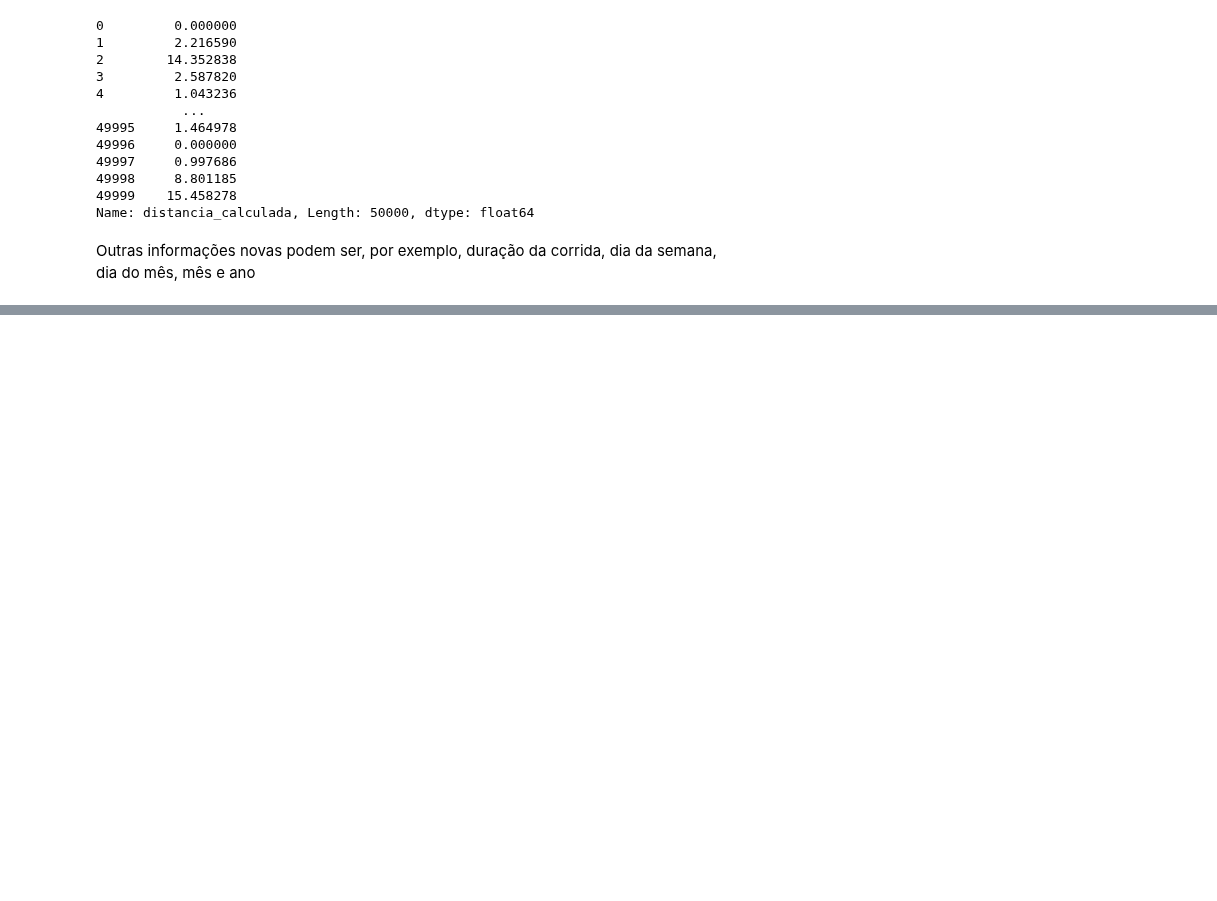
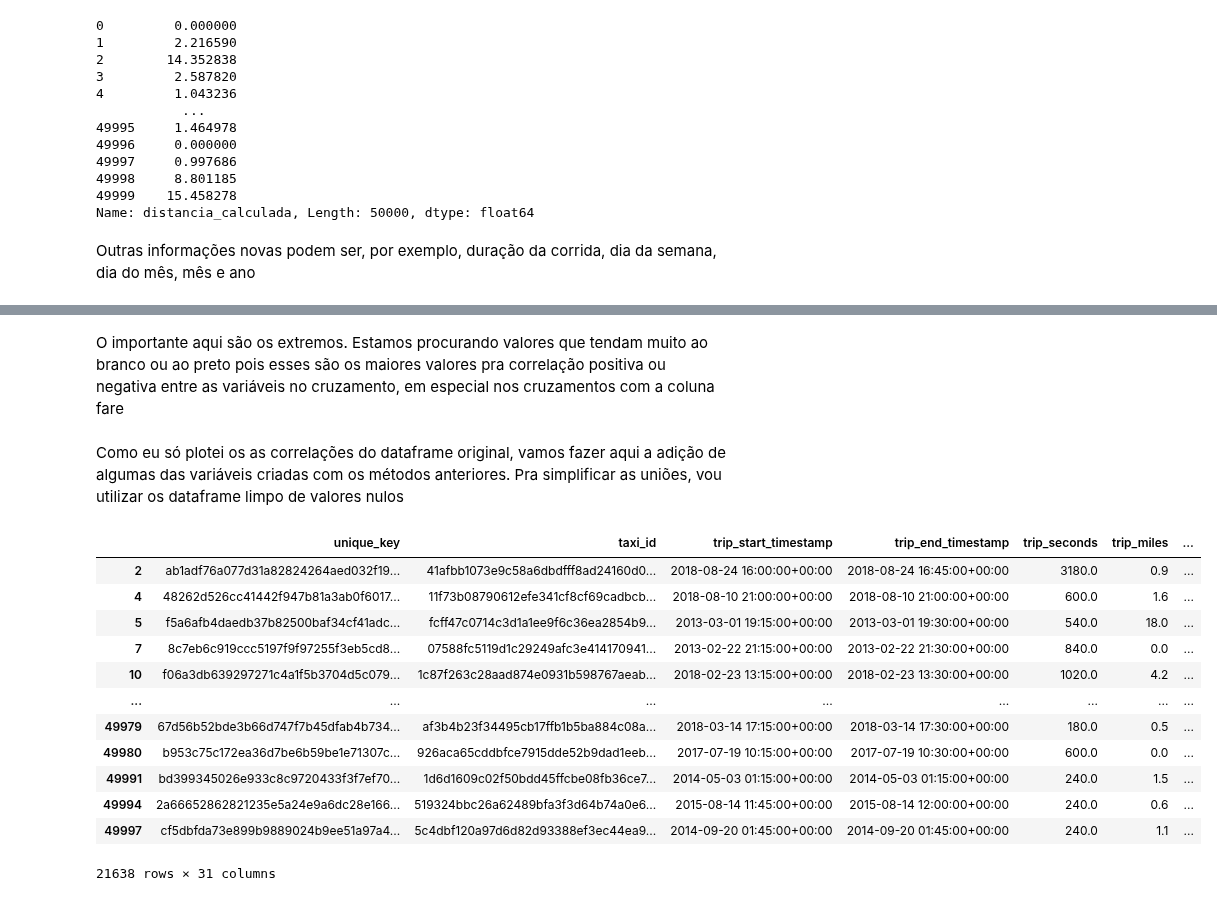
Before and after one commit to LeoFernanndes/portfolio, a Jupyter notebook: ChicagoTaxiRidePrice_parte2.ipynb, the cells around one changed output, grey strips where cells are left out. Drawn from its saved outputs; the diff is of its cells as text; code cells hidden in the pictures; blank space fills up the shorter version.

```diff
--- a/ChicagoTaxiRidePrice_parte2.ipynb
+++ b/ChicagoTaxiRidePrice_parte2.ipynb
@@ -523,0 +536,43 @@ Outras informações novas podem ser, por exemplo, duração da corrida, dia da
+# %% [markdown]
+O importante aqui são os extremos. Estamos procurando valores que tendam muito ao branco ou ao preto pois esses são os maiores valores pra correlação positiva ou negativa entre as variáveis no cruzamento, em especial nos cruzamentos com a coluna fare
+# %% [markdown]
+Como eu só plotei os as correlações do dataframe original, vamos fazer aqui a adição de algumas das variáveis criadas com os métodos anteriores. Pra simplificar as uniões, vou utilizar os dataframe limpo de valores nulos
+# %%
+from datetime import datetime
+from datetime import timedelta
+import calendar
+
+df_baseline_limpo_novas_features = df_baseline.dropna().copy()
+
+df_baseline_limpo_novas_features['distancia_calculada'] = [hs.haversine((pickup_latitude, pickup_longitude), (dropoff_latitude, dropoff_longitude), unit=Unit.MILES) for
+                                                           pickup_longitude, pickup_latitude, dropoff_longitude, dropoff_latitude in
+                                                           zip(df_baseline_limpo_novas_features['pickup_longitude'], df_baseline_limpo_novas_features['pickup_latitude'],
+                                                               df_baseline_limpo_novas_features['dropoff_longitude'], df_baseline_limpo_novas_features['dropoff_latitude'])]
+
+df_baseline_limpo_novas_features['trip_start_timestamp_local'] = [datetime.strptime(timestamp.split('+')[0], '%Y-%m-%d %H:%M:%S') - timedelta(hours=6) for timestamp in
+                                                                  df_baseline_limpo_novas_features['trip_start_timestamp']] # chicago fica a -6 de gmt0
+
+df_baseline_limpo_novas_features['trip_start_date_local'] = [timestamp_local.date() for timestamp_local in df_baseline_limpo_novas_features['trip_start_timestamp_local']]
+df_baseline_limpo_novas_features['trip_start_hour_local'] = [timestamp_local.time().hour for timestamp_local in df_baseline_limpo_novas_features['trip_start_timestamp_local']]
+df_baseline_limpo_novas_features['trip_start_weekday'] = [timestamp_local.weekday() for timestamp_local in df_baseline_limpo_novas_features['trip_start_timestamp_local']] # domingo == 0
+
+df_baseline_limpo_novas_features['trip_end_timestamp_local'] = [datetime.strptime(timestamp.split('+')[0], '%Y-%m-%d %H:%M:%S') - timedelta(hours=6) for timestamp in df_baseline_limpo_novas_features['trip_end_timestamp']]
+df_baseline_limpo_novas_features['duracao_calculada_minutos'] = [(trip_end_timestamp_local - trip_start_timestamp_local).seconds / 60 for trip_end_timestamp_local, trip_start_timestamp_local in
+                                                                 zip(df_baseline_limpo_novas_features['trip_end_timestamp_local'], df_baseline_limpo_novas_features['trip_start_timestamp_local'])]
+
+
+df_baseline_limpo_novas_features
+# %% [output]
+|  | unique_key | taxi_id | trip_start_timestamp | trip_end_timestamp | trip_seconds | trip_miles | ... |
+| 2 | ab1adf76a077d31a82824264aed032f19... | 41afbb1073e9c58a6dbdfff8ad24160d0... | 2018-08-24 16:00:00+00:00 | 2018-08-24 16:45:00+00:00 | 3180.0 | 0.9 | ... |
+| 4 | 48262d526cc41442f947b81a3ab0f6017... | 11f73b08790612efe341cf8cf69cadbcb... | 2018-08-10 21:00:00+00:00 | 2018-08-10 21:00:00+00:00 | 600.0 | 1.6 | ... |
+| 5 | f5a6afb4daedb37b82500baf34cf41adc... | fcff47c0714c3d1a1ee9f6c36ea2854b9... | 2013-03-01 19:15:00+00:00 | 2013-03-01 19:30:00+00:00 | 540.0 | 18.0 | ... |
+| 7 | 8c7eb6c919ccc5197f9f97255f3eb5cd8... | 07588fc5119d1c29249afc3e414170941... | 2013-02-22 21:15:00+00:00 | 2013-02-22 21:30:00+00:00 | 840.0 | 0.0 | ... |
+| 10 | f06a3db639297271c4a1f5b3704d5c079... | 1c87f263c28aad874e0931b598767aeab... | 2018-02-23 13:15:00+00:00 | 2018-02-23 13:30:00+00:00 | 1020.0 | 4.2 | ... |
+| ... | ... | ... | ... | ... | ... | ... | ... |
+| 49979 | 67d56b52bde3b66d747f7b45dfab4b734... | af3b4b23f34495cb17ffb1b5ba884c08a... | 2018-03-14 17:15:00+00:00 | 2018-03-14 17:30:00+00:00 | 180.0 | 0.5 | ... |
+| 49980 | b953c75c172ea36d7be6b59be1e71307c... | 926aca65cddbfce7915dde52b9dad1eeb... | 2017-07-19 10:15:00+00:00 | 2017-07-19 10:30:00+00:00 | 600.0 | 0.0 | ... |
+| 49991 | bd399345026e933c8c9720433f3f7ef70... | 1d6d1609c02f50bdd45ffcbe08fb36ce7... | 2014-05-03 01:15:00+00:00 | 2014-05-03 01:15:00+00:00 | 240.0 | 1.5 | ... |
+| 49994 | 2a66652862821235e5a24e9a6dc28e166... | 519324bbc26a62489bfa3f3d64b74a0e6... | 2015-08-14 11:45:00+00:00 | 2015-08-14 12:00:00+00:00 | 240.0 | 0.6 | ... |
+| 49997 | cf5dbfda73e899b9889024b9ee51a97a4... | 5c4dbf120a97d6d82d93388ef3ec44ea9... | 2014-09-20 01:45:00+00:00 | 2014-09-20 01:45:00+00:00 | 240.0 | 1.1 | ... |
+21638 rows × 31 columns
```
Also changed, not shown: parts of 8 cells of this notebook.
